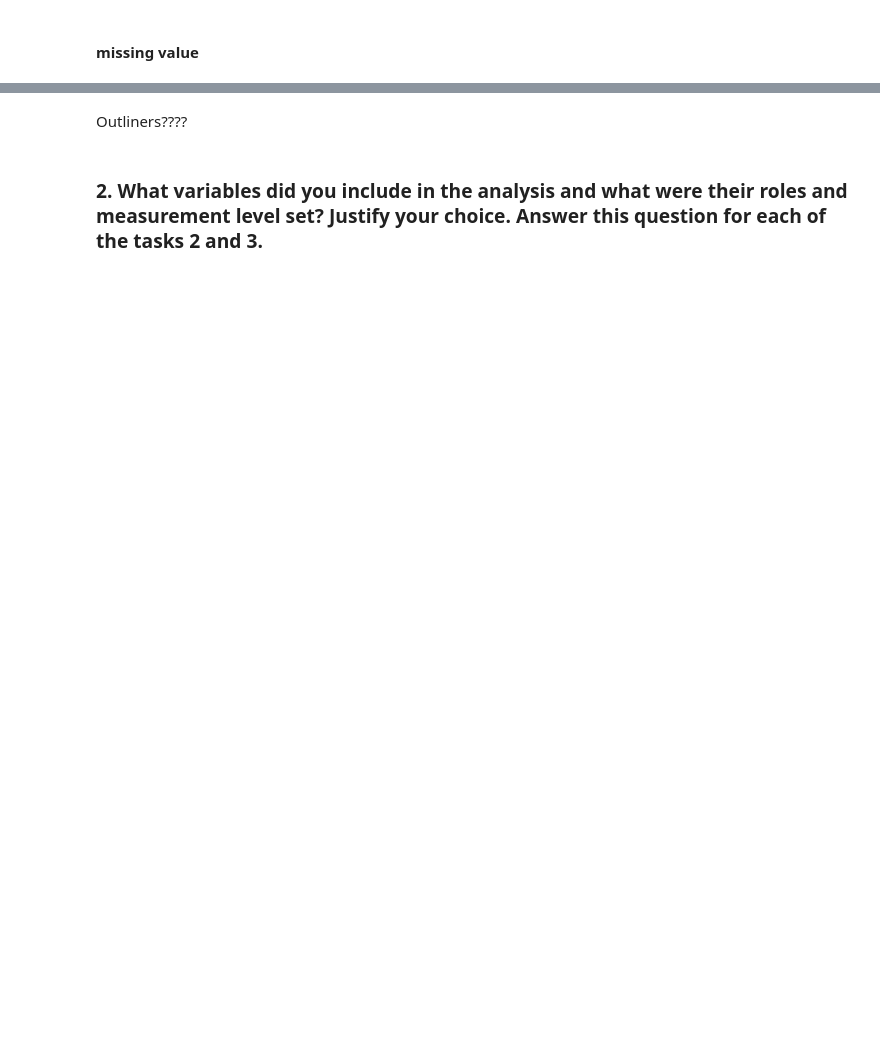
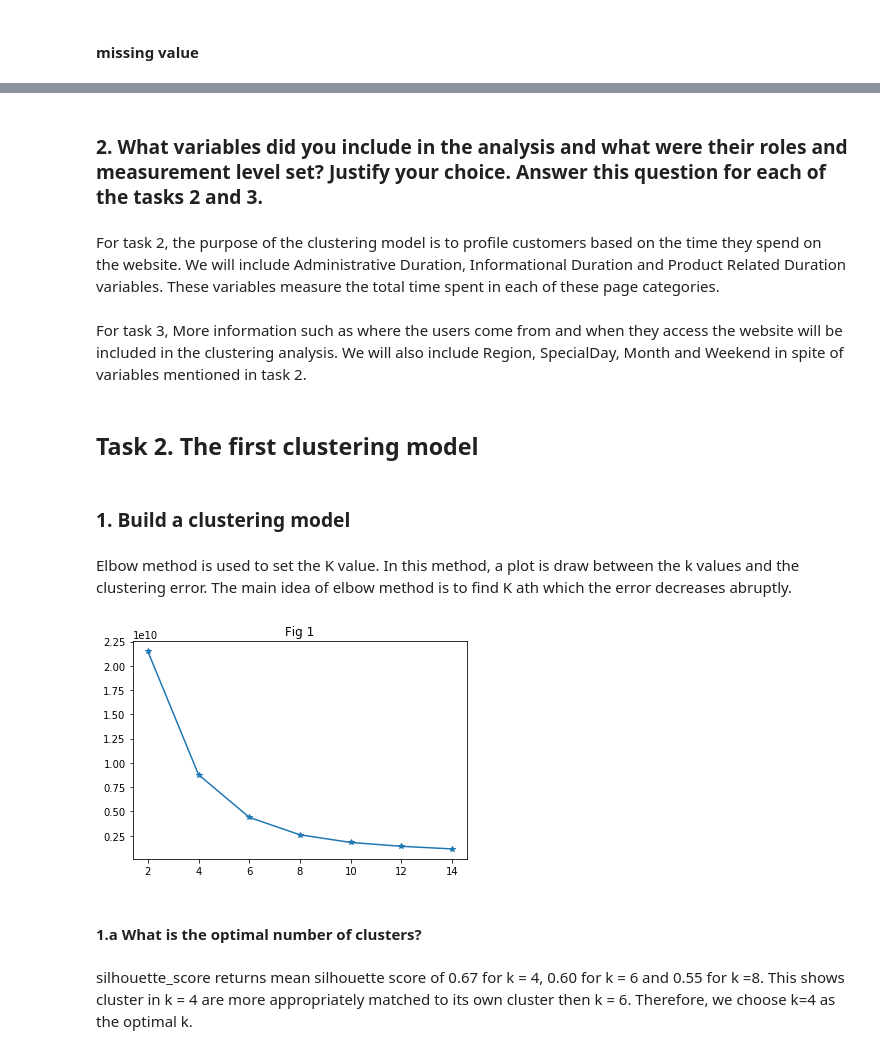
Before and after one commit to jiangdonghan/IFN645Assignment1, a Jupyter notebook: assignment2.ipynb, the cells around one changed output, grey strips where cells are left out. Saved outputs shown, nothing was run; the diff lists cells and outputs as text; code cells hidden in the pictures; blank space fills up the shorter version.

```diff
--- a/assignment2.ipynb
+++ b/assignment2.ipynb
@@ -241,4 +278,42 @@ plt.show()
-# %% [markdown]
-Outliners????
 # %% [markdown]
 ### 2. What variables did you include in the analysis and what were their roles and measurement level set? Justify your choice. Answer this question for each of the tasks 2 and 3.
+# %% [markdown]
+For task 2, the purpose of the clustering model is to profile customers based on the time they spend on the website. We will include Administrative Duration, Informational Duration and Product Related Duration variables. These variables measure the total time spent in each of these page categories.
+# %% [markdown]
+For task 3, More information such as where the users come from and when they access the website will be included in the clustering analysis. We will also include Region, SpecialDay, Month and Weekend in spite of variables mentioned in task 2.
+# %% [markdown]
+## Task 2. The first clustering  model
+# %% [markdown]
+### 1. Build a clustering model
+# %%
+# take 3 variables and drop the rest
+df_time = df[['Administrative_Duration', 'Informational_Duration', 'ProductRelated_Duration']]
+
+# convert df_time to matrix
+X_time = df_time.as_matrix()
+# %% [markdown]
+Elbow method is used to set the K value. In this method, a plot is draw between the k values and the clustering error. The main idea of elbow method is to find K ath which the error decreases abruptly.
+# %%
+# list to save the clusters and cost
+clusters = []
+inertia_vals = []
+
+for k in range(2, 15, 2):
+    # train clustering with the specified K
+    model = KMeans(n_clusters=k, random_state=42, n_jobs=10)
+    model.fit(X_time)
+
+    # append model to cluster list
+    clusters.append(model)
+    inertia_vals.append(model.inertia_)
+
+# plot the inertia vs K values
+plt.plot(range(2, 15, 2), inertia_vals, marker='*')
+plt.title("Fig 1")
+plt.show()
+# %% [output]
+[figure, added]
+# %% [markdown]
+#### 1.a What is the optimal number of clusters?
+# %% [markdown]
+silhouette_score returns mean silhouette score of 0.67 for k = 4, 0.60 for k = 6 and 0.55 for k =8. This shows cluster in k = 4 are more appropriately matched to its own cluster then k = 6. Therefore, we choose k=4 as the optimal k.
```
Also changed, not shown: parts of 57 cells of this notebook.
